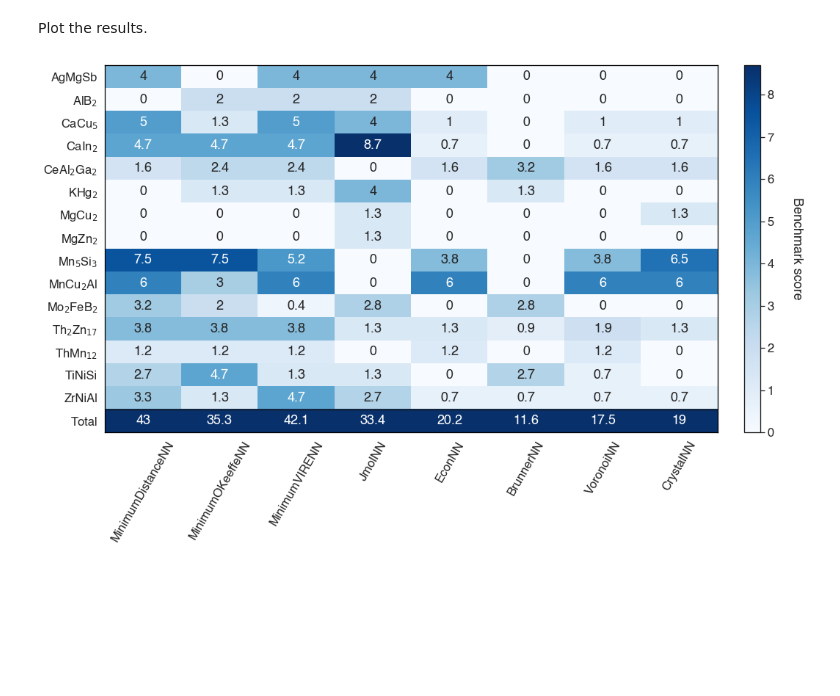
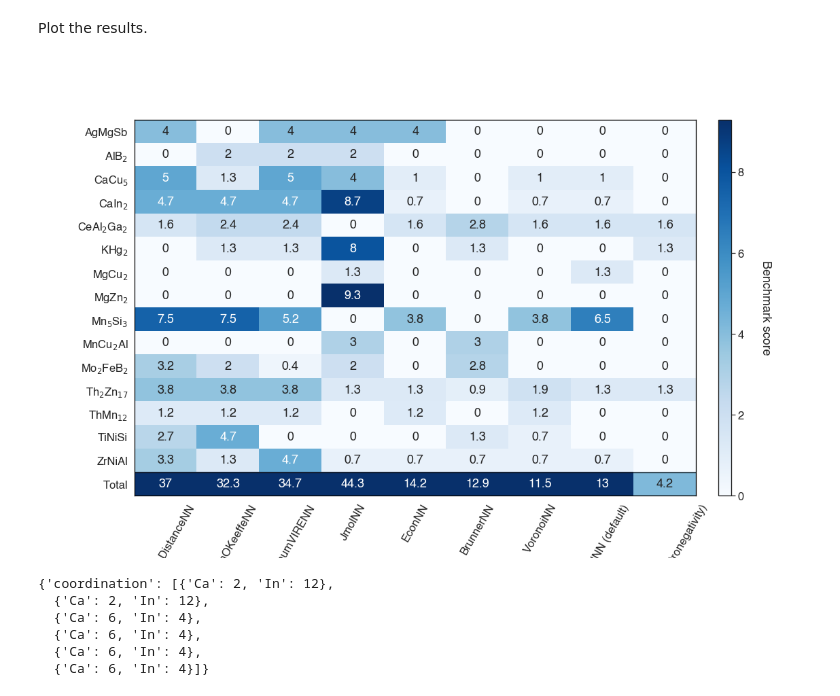
Before and after one commit to hackingmaterials/materials-coord, a Jupyter notebook: examples/plot-intermetallic-structures.ipynb, the cells around one changed output. Saved outputs shown, nothing was run; the diff lists cells and outputs as text; code cells hidden in the pictures; blank space fills up the shorter version.

```diff
--- a/examples/plot-intermetallic-structures.ipynb
+++ b/examples/plot-intermetallic-structures.ipynb
@@ -18,7 +18,7 @@ from pymatgen.analysis.local_env import BrunnerNN_reciprocal, EconNN, JmolNN, \
 
 nn_methods = [
     MinimumDistanceNN(),  MinimumOKeeffeNN(), MinimumVIRENN(), JmolNN(),
-    EconNN(tol=0.5), BrunnerNN_reciprocal(), VoronoiNN(tol=0.5), CrystalNN()
+    EconNN(tol=0.5), BrunnerNN_reciprocal(), VoronoiNN(tol=0.5), CrystalNN(), CrystalNN(x_diff_weight=0)
 ]
 # %% [markdown]
 Next, import the benchmark and choose the elemental structure set.
@@ -81,18 +76,37 @@ Plot the results.
 # %%
 from pathlib import Path
 
 from materialscoord import structure_mapping
 from materialscoord.plot import plot_benchmark_scores
 
-nn_method_mapping = {"BrunnerNN_reciprocal": "BrunnerNN"}
+nn_method_mapping = {
+    "MinimumDistanceNN(0)": "MinimumDistanceNN",
+    "MinimumOKeeffeNN(0)": "MinimumOKeeffeNN",
+    "MinimumVIRENN(0)": "MinimumVIRENN",
+    "JmolNN(0)": "JmolNN",
+    "EconNN(0)": "EconNN",
+    "BrunnerNN_reciprocal(0)": "BrunnerNN",
+    "VoronoiNN(0)": "VoronoiNN",
+    "CrystalNN(0)": "CrystalNN (default)",
+    "CrystalNN(1)": "CrystalNN (no electronegativity)"
+}
 
 plt = plot_benchmark_scores(
     scores,
     structure_mapping=structure_mapping,
     nn_method_mapping=nn_method_mapping
 )
 
 plt.savefig(Path("plots", "intermetallics.pdf"), bbox_inches='tight')
 plt.show()
 # %% [output]
-[figure, old version]
+[figure, new version]
+# %%
+bm.structures["CaIn2_58686"].site_properties
+# %% [output]
+{'coordination': [{'Ca': 2, 'In': 12},
+  {'Ca': 2, 'In': 12},
+  {'Ca': 6, 'In': 4},
+  {'Ca': 6, 'In': 4},
+  {'Ca': 6, 'In': 4},
+  {'Ca': 6, 'In': 4}]}
```
Also changed, not shown: parts of 8 cells of this notebook, 4 other files.
